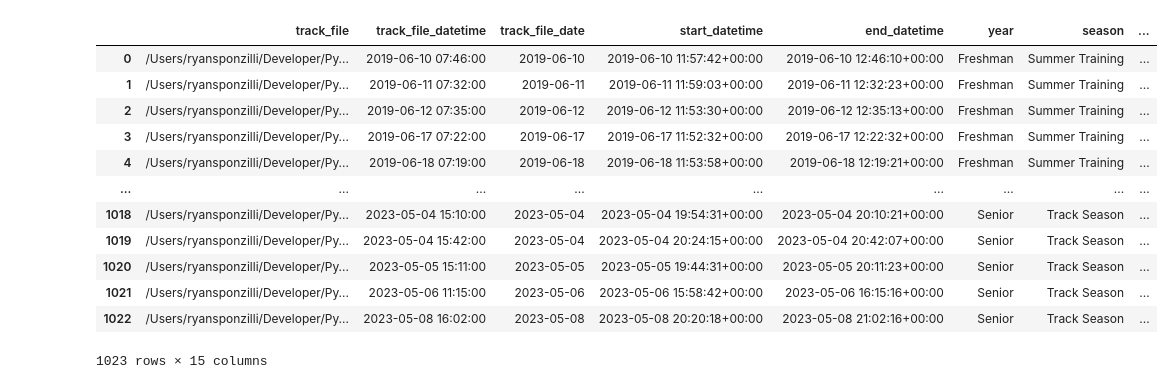
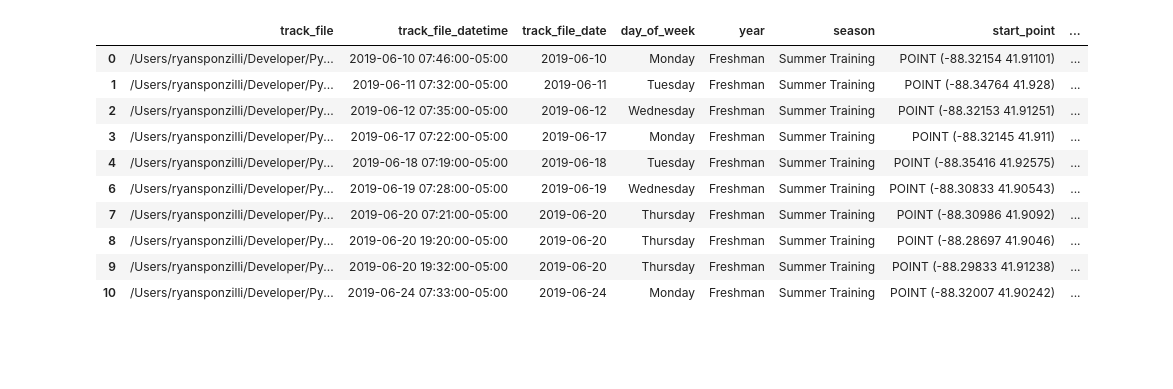
Before and after one commit to ryguy2k4/xc-routes, a Jupyter notebook: notebooks/multi_run_sorting.ipynb, the cells around one changed output. Cells and saved outputs as stored; diff of their text form; code cells hidden in the pictures; blank space fills up the shorter version.

```diff
--- a/notebooks/multi_run_sorting.ipynb
+++ b/notebooks/multi_run_sorting.ipynb
@@ -10,17 +11,15 @@ import shapely
 # %%
-gdf_track_info = gpd.read_parquet("../data/track_info.parquet")
-gdf_track_info
+gdf_track_info = gpd.read_parquet("../data/intermediate/track_info_unagg.parquet")
+gdf_track_info.head(10)
 # %% [output]
-|  | track_file | track_file_datetime | track_file_date | start_datetime | end_datetime | year | season | ... |
-| 0 | /Users/ryansponzilli/Developer/Py... | 2019-06-10 07:46:00 | 2019-06-10 | 2019-06-10 11:57:42+00:00 | 2019-06-10 12:46:10+00:00 | Freshman | Summer Training | ... |
-| 1 | /Users/ryansponzilli/Developer/Py... | 2019-06-11 07:32:00 | 2019-06-11 | 2019-06-11 11:59:03+00:00 | 2019-06-11 12:32:23+00:00 | Freshman | Summer Training | ... |
-| 2 | /Users/ryansponzilli/Developer/Py... | 2019-06-12 07:35:00 | 2019-06-12 | 2019-06-12 11:53:30+00:00 | 2019-06-12 12:35:13+00:00 | Freshman | Summer Training | ... |
-| 3 | /Users/ryansponzilli/Developer/Py... | 2019-06-17 07:22:00 | 2019-06-17 | 2019-06-17 11:52:32+00:00 | 2019-06-17 12:22:32+00:00 | Freshman | Summer Training | ... |
-| 4 | /Users/ryansponzilli/Developer/Py... | 2019-06-18 07:19:00 | 2019-06-18 | 2019-06-18 11:53:58+00:00 | 2019-06-18 12:19:21+00:00 | Freshman | Summer Training | ... |
-| ... | ... | ... | ... | ... | ... | ... | ... | ... |
-| 1018 | /Users/ryansponzilli/Developer/Py... | 2023-05-04 15:10:00 | 2023-05-04 | 2023-05-04 19:54:31+00:00 | 2023-05-04 20:10:21+00:00 | Senior | Track Season | ... |
-| 1019 | /Users/ryansponzilli/Developer/Py... | 2023-05-04 15:42:00 | 2023-05-04 | 2023-05-04 20:24:15+00:00 | 2023-05-04 20:42:07+00:00 | Senior | Track Season | ... |
-| 1020 | /Users/ryansponzilli/Developer/Py... | 2023-05-05 15:11:00 | 2023-05-05 | 2023-05-05 19:44:31+00:00 | 2023-05-05 20:11:23+00:00 | Senior | Track Season | ... |
-| 1021 | /Users/ryansponzilli/Developer/Py... | 2023-05-06 11:15:00 | 2023-05-06 | 2023-05-06 15:58:42+00:00 | 2023-05-06 16:15:16+00:00 | Senior | Track Season | ... |
-| 1022 | /Users/ryansponzilli/Developer/Py... | 2023-05-08 16:02:00 | 2023-05-08 | 2023-05-08 20:20:18+00:00 | 2023-05-08 21:02:16+00:00 | Senior | Track Season | ... |
+|  | track_file | track_file_datetime | track_file_date | day_of_week | year | season | start_point | ... |
+| 0 | /Users/ryansponzilli/Developer/Py... | 2019-06-10 07:46:00-05:00 | 2019-06-10 | Monday | Freshman | Summer Training | POINT (-88.32154 41.91101) | ... |
+| 1 | /Users/ryansponzilli/Developer/Py... | 2019-06-11 07:32:00-05:00 | 2019-06-11 | Tuesday | Freshman | Summer Training | POINT (-88.34764 41.928) | ... |
+| 2 | /Users/ryansponzilli/Developer/Py... | 2019-06-12 07:35:00-05:00 | 2019-06-12 | Wednesday | Freshman | Summer Training | POINT (-88.32153 41.91251) | ... |
+| 3 | /Users/ryansponzilli/Developer/Py... | 2019-06-17 07:22:00-05:00 | 2019-06-17 | Monday | Freshman | Summer Training | POINT (-88.32145 41.911) | ... |
+| 4 | /Users/ryansponzilli/Developer/Py... | 2019-06-18 07:19:00-05:00 | 2019-06-18 | Tuesday | Freshman | Summer Training | POINT (-88.35416 41.92575) | ... |
+| 6 | /Users/ryansponzilli/Developer/Py... | 2019-06-19 07:28:00-05:00 | 2019-06-19 | Wednesday | Freshman | Summer Training | POINT (-88.30833 41.90543) | ... |
+| 7 | /Users/ryansponzilli/Developer/Py... | 2019-06-20 07:21:00-05:00 | 2019-06-20 | Thursday | Freshman | Summer Training | POINT (-88.30986 41.9092) | ... |
+| 8 | /Users/ryansponzilli/Developer/Py... | 2019-06-20 19:20:00-05:00 | 2019-06-20 | Thursday | Freshman | Summer Training | POINT (-88.28697 41.9046) | ... |
+| 9 | /Users/ryansponzilli/Developer/Py... | 2019-06-20 19:32:00-05:00 | 2019-06-20 | Thursday | Freshman | Summer Training | POINT (-88.29833 41.91238) | ... |
+| 10 | /Users/ryansponzilli/Developer/Py... | 2019-06-24 07:33:00-05:00 | 2019-06-24 | Monday | Freshman | Summer Training | POINT (-88.32007 41.90242) | ... |
-1023 rows × 15 columns
```
Also changed, not shown: parts of 16 cells of this notebook, 12 other files.
